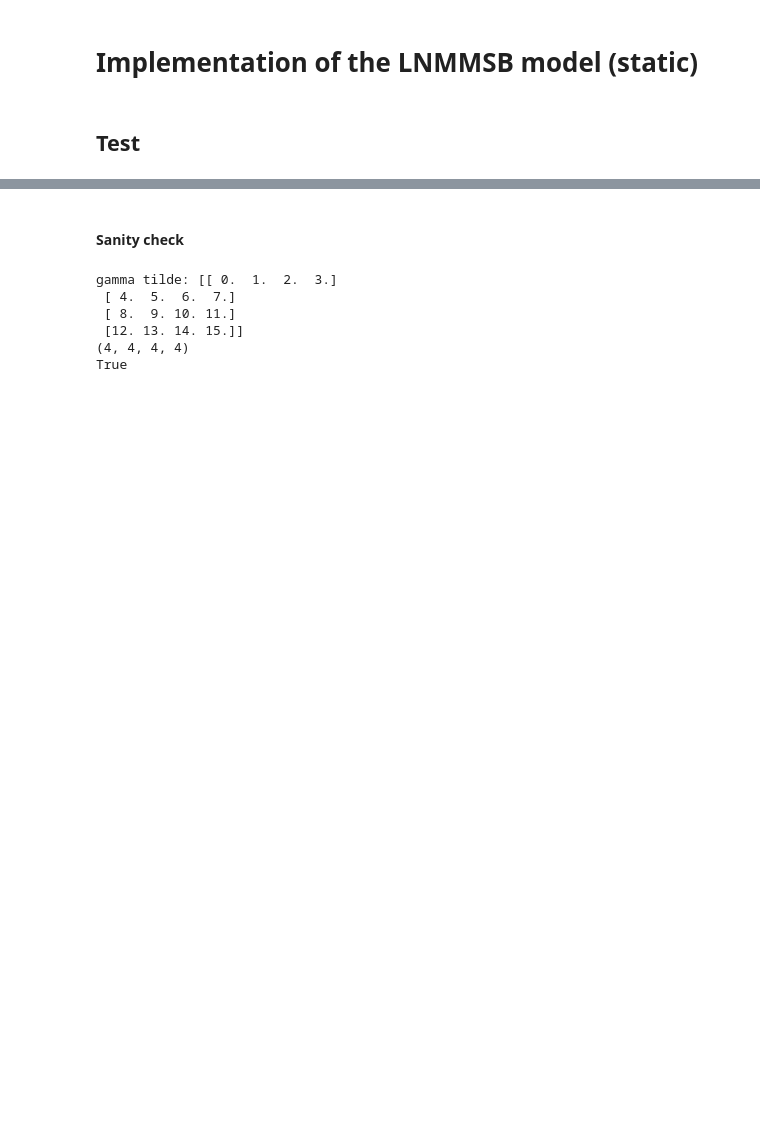
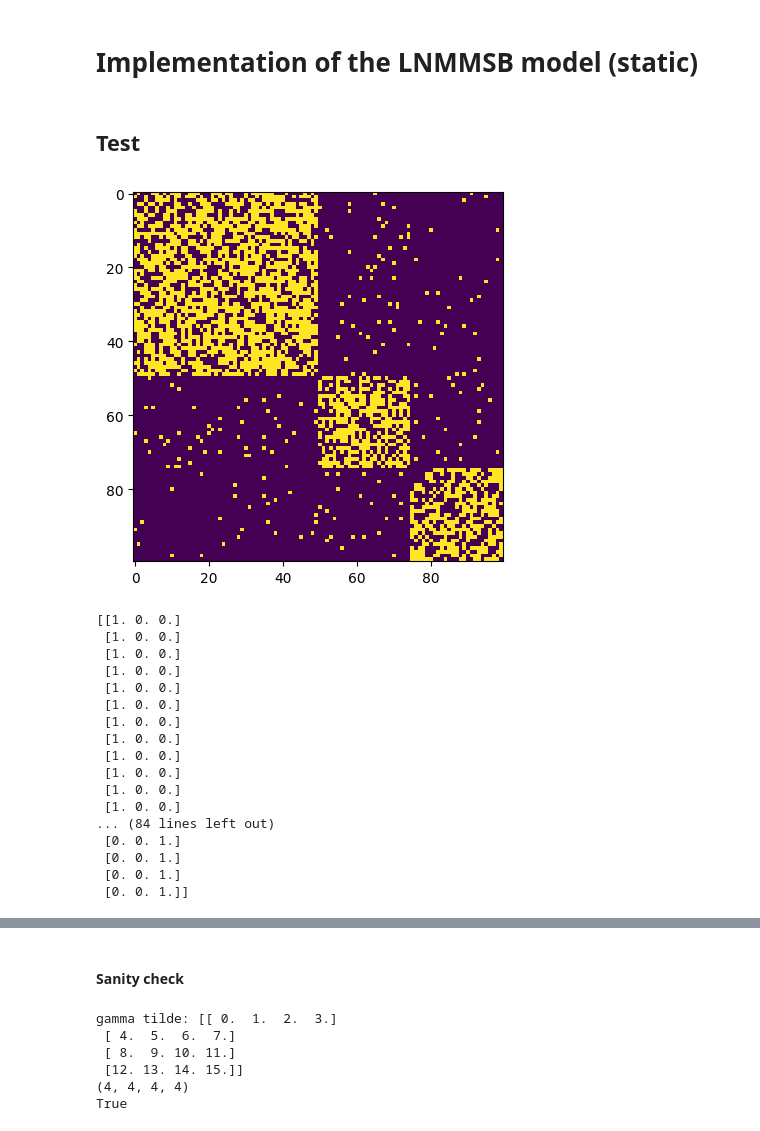
Before and after one commit to LaosAntreas/dMMSB, a Jupyter notebook: LNMMSB.ipynb, the cells around one changed output, grey strips where cells are left out. Drawn from its saved outputs; the diff is of its cells as text; code cells hidden in the pictures; blank space fills up the shorter version.

```diff
--- a/LNMMSB.ipynb
+++ b/LNMMSB.ipynb
@@ -225,4 +243,44 @@ class LNMMSB():
             prev_outer_ll = outer_ll
 # %% [markdown]
 ## Test
+# %%
+def generate_sbm(sizes, probs):
+
+    assert probs.shape == (len(sizes), len(sizes))
+
+    G = nx.stochastic_block_model(sizes, probs)
+    E = nx.to_numpy_array(G)
+    gammas = np.zeros((sum(sizes), len(sizes)))
+
+    for i, size in enumerate(sizes):
+        gammas[int(np.sum(sizes[:i])):int(np.sum(sizes[:i+1])), i] = 1.0
+
+    return E, gammas
+
+E, gammas = generate_sbm([50,25,25], np.array([[0.6,0.05,0.02],[0.05,0.6,0.03],[0.02,0.03,0.6]]))
+
+
+plt.imshow(E)
+plt.show()
+
+print(gammas)
+# %% [output]
+[figure, added]
+[[1. 0. 0.]
+ [1. 0. 0.]
+ [1. 0. 0.]
+ [1. 0. 0.]
+ [1. 0. 0.]
+ [1. 0. 0.]
+ [1. 0. 0.]
+ [1. 0. 0.]
+ [1. 0. 0.]
+ [1. 0. 0.]
+ [1. 0. 0.]
+ [1. 0. 0.]
+... (84 lines left out)
+ [0. 0. 1.]
+ [0. 0. 1.]
+ [0. 0. 1.]
+ [0. 0. 1.]]
 # %%
```
Also changed, not shown: parts of 3 cells of this notebook.
